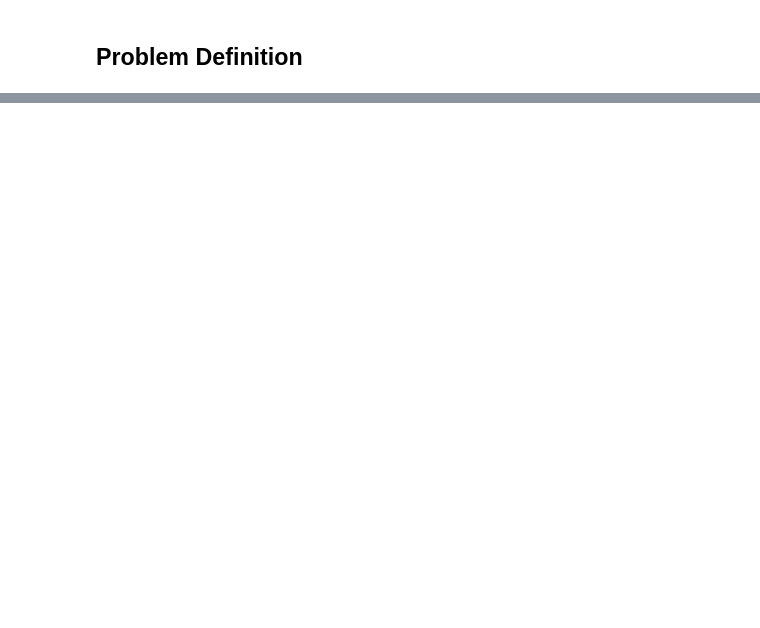
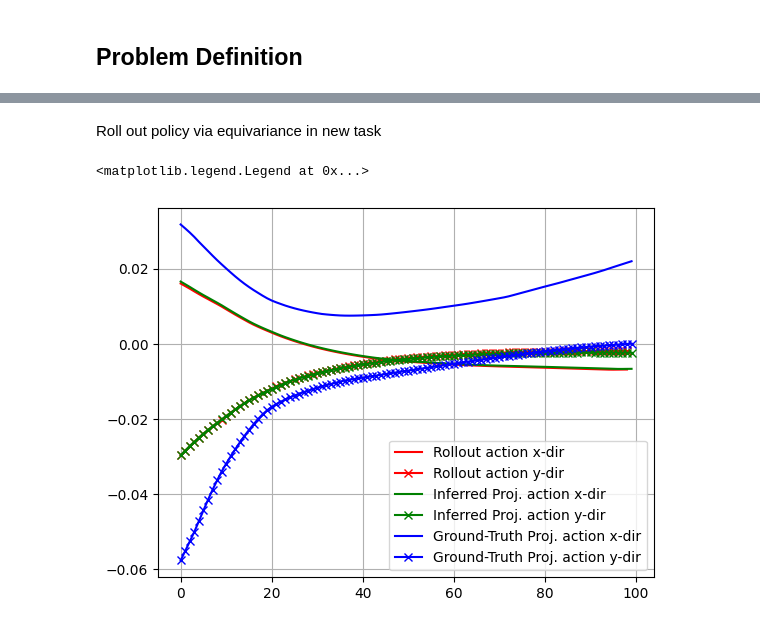
Before and after one commit to PaulNitschke/geo_meta_rl, a Jupyter notebook: task_inference.ipynb, the cells around one changed output, grey strips where cells are left out. Drawn from its saved outputs; the diff is of its cells as text; code cells hidden in the pictures; blank space fills up the shorter version.

```diff
--- a/task_inference.ipynb
+++ b/task_inference.ipynb
@@ -393,13 +2,0 @@ def proj_traj_from_base_to_task(s_0, base_transition_func, base_policy, Lg, traj
-# %%
-N_TRAJS_NEW_TASK = 5
-TEST_TASK_IDX = 1
-trajs_new_task = torch.zeros((N_TRAJS_NEW_TASK, 100, 2))
-
-for idx_iter in range(N_TRAJS_NEW_TASK):
-
-    task_env = CircleRotationEnv(s_init=circle_points[TEST_TASK_IDX], seed=RANDOM_SEED)
-    traj, _, _ = sample_traj_of_env(test_env, model)
-    if traj.shape[0] < 100:
-        pad_size = (0, 0, 0, 100 - traj.shape[0])  # (pad_left, pad_right, pad_top, pad_bottom)
-        traj = torch.nn.functional.pad(torch.tensor(traj), pad_size, mode='constant', value=0)
-    trajs_new_task[idx_iter,:,:] = torch.tensor(traj, dtype=DTYPE)
@@ -575,0 +520,32 @@ plt.show()
+# %%
+traj_states_test_task_th = torch.tensor(traj_states_test_task, dtype=DTYPE)
+traj_actions_test_task_th = torch.tensor(traj_actions_test_task, dtype=DTYPE)
+
+w_0 = torch.tensor(torch.randn(1), dtype=DTYPE)
+w_star, lg_star, kg_star = task_inference_via_action_matching(
+    w_0 = w_0,
+    policy=model,
+    traj_states_new_task=traj_states_test_task_th,
+    traj_actions_new_task=traj_actions_test_task_th,
+    generator_lg=GENERATOR_LG,
+    generator_kg=GENERATOR_KG
+)
+# %% [markdown]
+Roll out policy via equivariance in new task
+# %%
+actions_proj_task_star, states_proj_task_star = find_left_action_from_task_traj(task_traj_states=traj_states_test_task,
+                                               base_policy=model,
+                                               Lg=lg_star,
+                                               Kg=kg_star)
+
+plt.plot(traj_actions_test_task[:,0], label="Rollout action x-dir", color="red")
+plt.plot(traj_actions_test_task[:,1], label="Rollout action y-dir", color="red", marker="x")
+plt.plot(actions_proj_task_star[:,0], label="Inferred Proj. action x-dir", color="green")
+plt.plot(actions_proj_task_star[:,1], label="Inferred Proj. action y-dir", color="green", marker="x")
+plt.plot(actions_proj_task_1[:,0], label="Ground-Truth Proj. action x-dir", color="blue")
+plt.plot(actions_proj_task_1[:,1], label="Ground-Truth Proj. action y-dir", color="blue", marker="x")
+plt.grid()
+plt.legend()
+# %% [output]
+<matplotlib.legend.Legend at 0x...>
+[figure, added]
```
Also changed, not shown: parts of 56 cells of this notebook, 5 other files.
